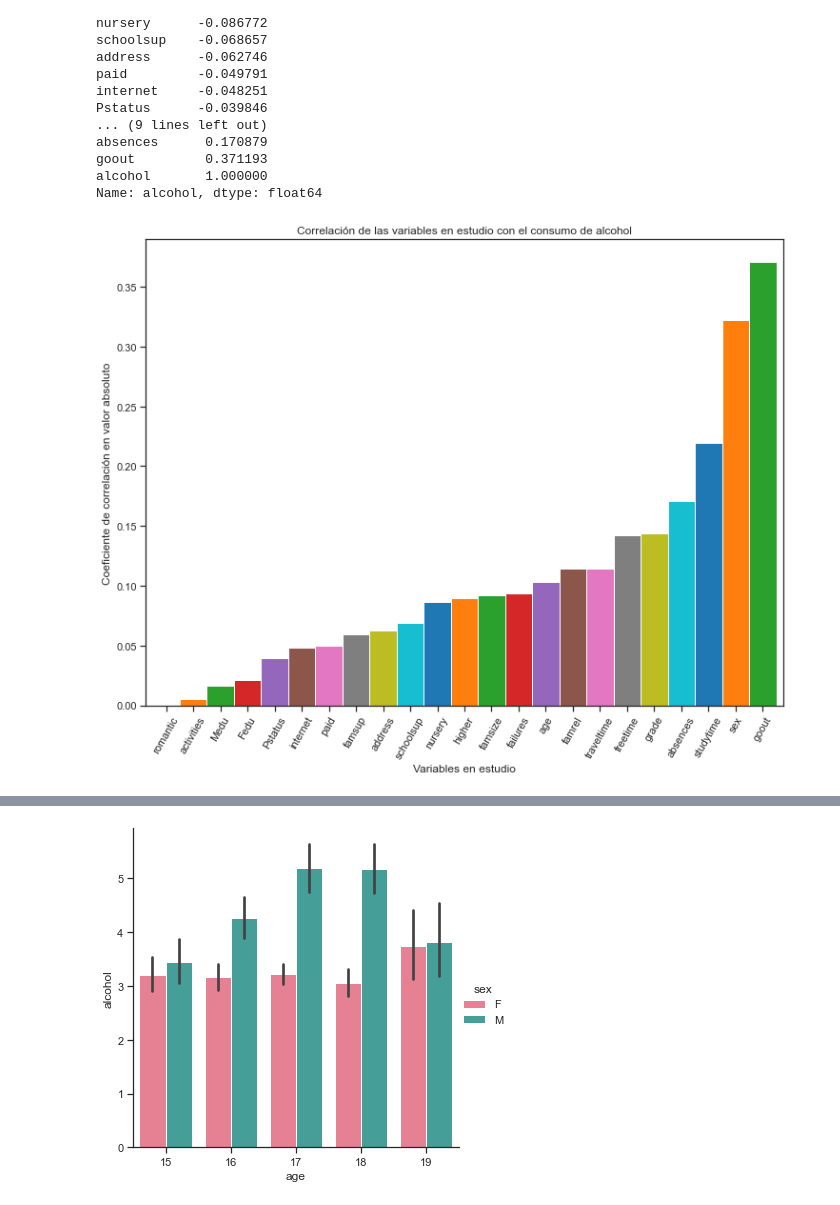
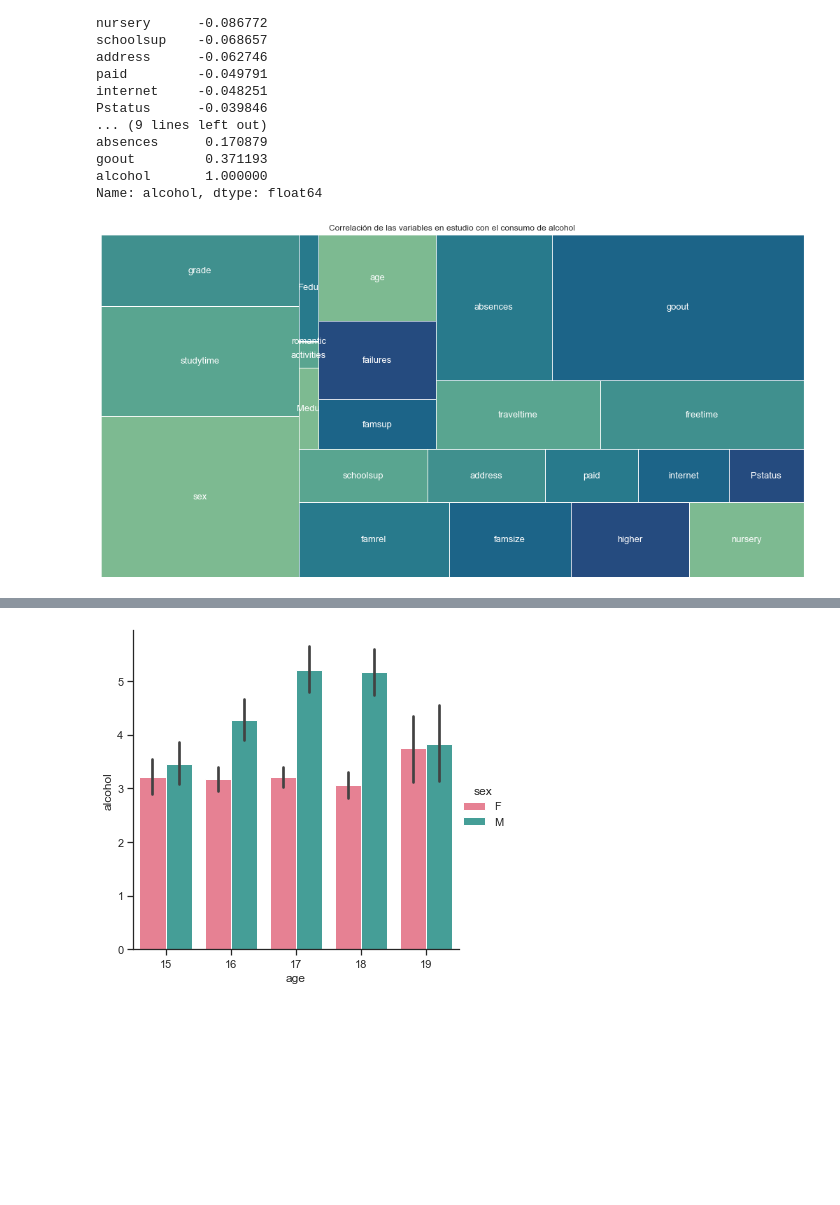
Before and after one commit to Adriagallardo/Adria-Gallardo-Thebridge, a Jupyter notebook: Proyectos/EDA/src/main.ipynb, the cells around one changed output, grey strips where cells are left out. Saved outputs shown, nothing was run; the diff lists cells and outputs as text; code cells hidden in the pictures; blank space fills up the shorter version.

```diff
--- a/Proyectos/EDA/src/main.ipynb
+++ b/Proyectos/EDA/src/main.ipynb
@@ -379,10 +398,14 @@ Name: alcohol, dtype: float64
 # %%
 #Con este estudio de correlaciones, se puede observar que "goout", "sex" , "studytime", "absences", son las columnas más correlacionadas con "alcohol". Seguido de grade y freetime.
 
-vi.corr_onevalue_graphic(data=correlation_alc, variable = "el consumo de alcohol")
+#vi.corr_onevalue_graphic_abs(data=correlation_alc, variable = "el consumo de alcohol")
+#plt.savefig(".." + os.sep + "reports" + os.sep + "from_main" + os.sep + "images" + os.sep + "correlation_alcohol_abs.jpg")
+
+vi.corr_onevalue_graphic_abs(data=correlation_alc, variable = "el consumo de alcohol")
+
 plt.savefig(".." + os.sep + "reports" + os.sep + "from_main" + os.sep + "images" + os.sep + "correlation_alcohol_abs.jpg")
 # %% [output]
-[figure, old version]
+[figure, new version]
 # %%
 #A continuación se muestran también las correlaciones negativas para asegurar que no se tratan los parámetros al contrario de como se debería.
 
```
Also changed, not shown: parts of 11 cells of this notebook, 41 other files.
